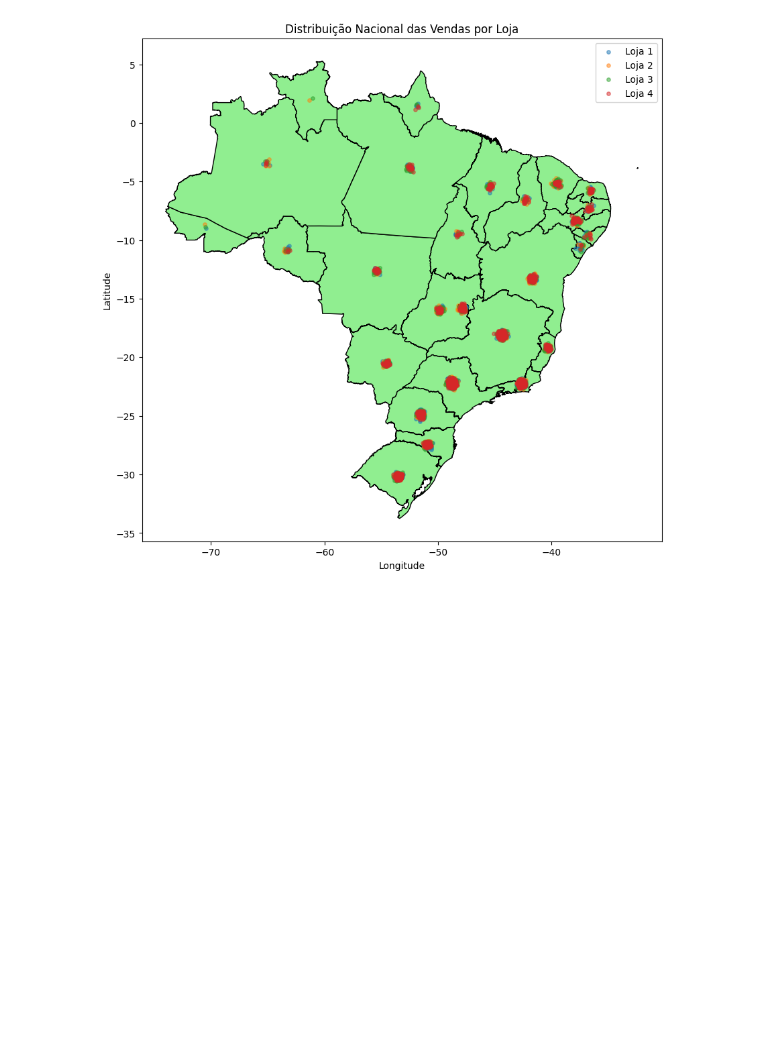
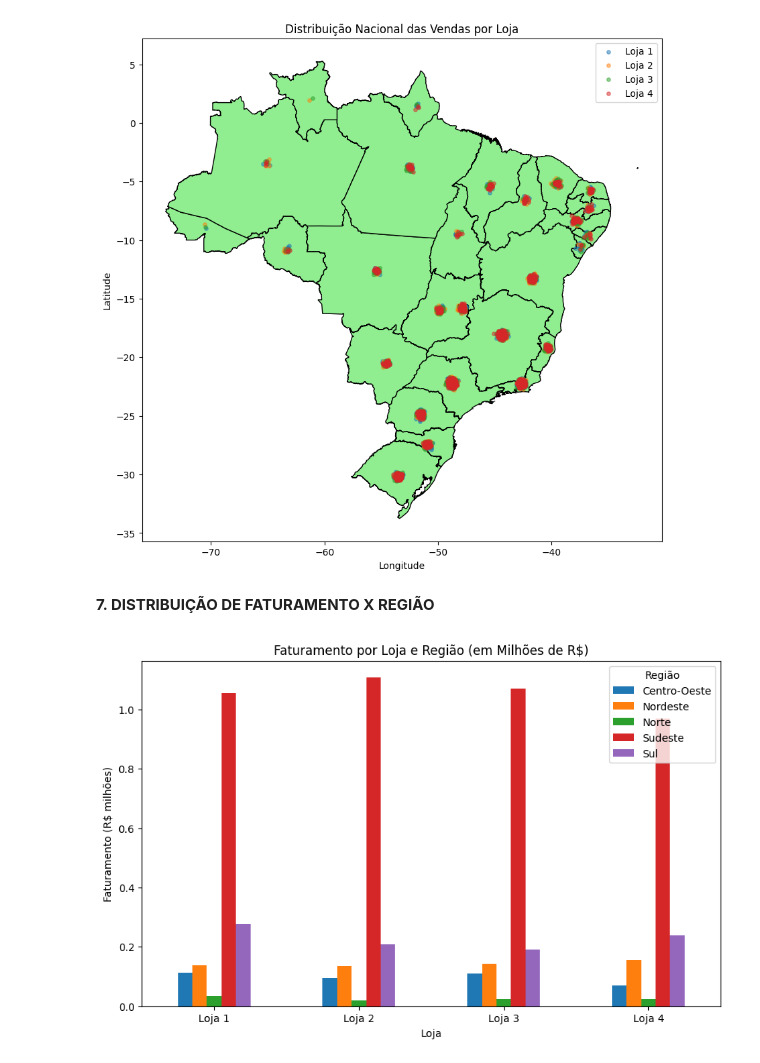
Before and after one commit to mateunix/Challenge_Alura_Store, a Jupyter notebook: AluraStoreBrasil.ipynb, the cells around one changed output. Cells and saved outputs as stored; diff of their text form; code cells hidden in the pictures; blank space fills up the shorter version.

```diff
--- a/AluraStoreBrasil.ipynb
+++ b/AluraStoreBrasil.ipynb
@@ -263,3 +263,50 @@ plt.legend()
 plt.show()
 # %% [output]
 [figure]
+# %% [markdown]
+**7. DISTRIBUIÇÃO DE FATURAMENTO X REGIÃO**
+# %%
+# Dicionário de estados por região
+regioes = {
+    'Norte': ['AM', 'RR', 'AP', 'PA', 'TO', 'RO', 'AC'],
+    'Nordeste': ['MA', 'PI', 'CE', 'RN', 'PB', 'PE', 'AL', 'SE', 'BA'],
+    'Centro-Oeste': ['MT', 'MS', 'GO', 'DF'],
+    'Sudeste': ['SP', 'RJ', 'MG', 'ES'],
+    'Sul': ['PR', 'SC', 'RS']
+}
+
+def classificar_regiao(estado):
+    for regiao, estados in regioes.items():
+        if estado in estados:
+            return regiao
+    return None
+
+# Aplicar classificação
+dados['Região'] = dados['Local da compra'].apply(classificar_regiao)
+# %%
+dados['Faturamento'] = dados['Preço'] + dados['Frete']
+# %%
+faturamento_regiao = (
+    dados
+    .groupby(['Loja', 'Região'])['Faturamento']
+    .sum()
+    .unstack()
+    .fillna(0)
+)
+# %%
+faturamento_regiao_mi = faturamento_regiao / 1_000_000
+# %%
+faturamento_regiao_mi.plot(
+    kind='bar',
+    figsize=(10, 6)
+)
+
+plt.title('Faturamento por Loja e Região (em Milhões de R$)')
+plt.ylabel('Faturamento (R$ milhões)')
+plt.xlabel('Loja')
+plt.xticks(rotation=0)
+plt.legend(title='Região')
+
+plt.show()
+# %% [output]
+[figure, added]
```
